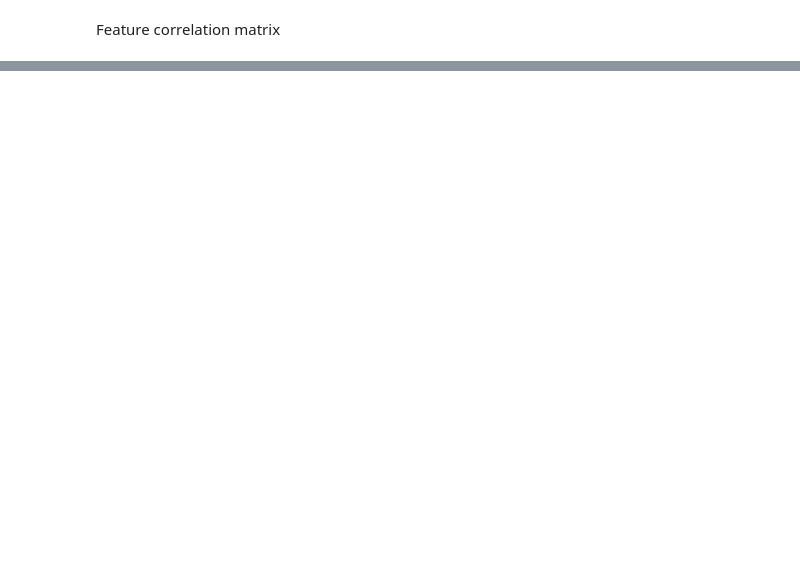
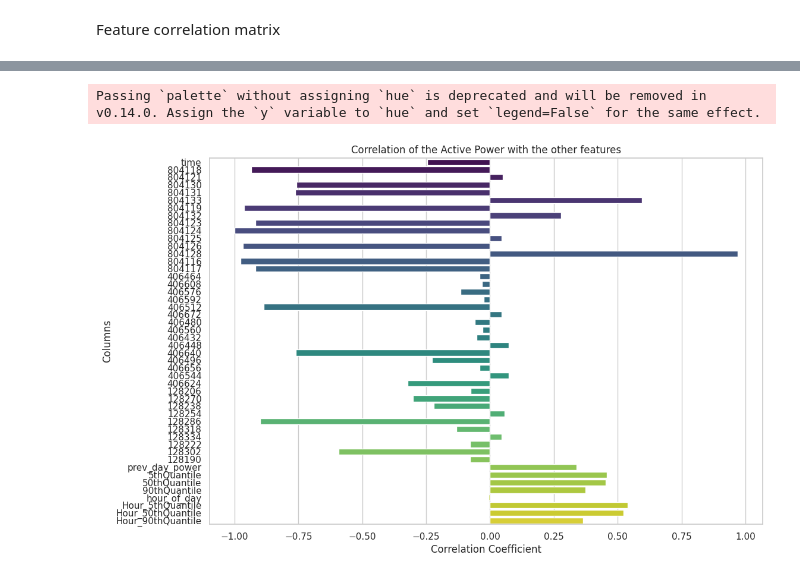
Before and after one commit to manishat9096/Assignment1_ML_in_Energy_Systems, a Jupyter notebook: Codes/Step_2_v2.ipynb, the cells around one changed output, grey strips where cells are left out. Drawn from its saved outputs; the diff is of its cells as text; code cells hidden in the pictures; blank space fills up the shorter version.

```diff
--- a/Codes/Step_2_v2.ipynb
+++ b/Codes/Step_2_v2.ipynb
@@ -255,0 +316,16 @@ cumulative_dataset = cumulative_dataset.select(features_selected).drop_nulls()
+# %%
+correlation = cumulative_dataset_p.corr()['804120'].drop('804120')
+
+# Set the style of seaborn
+sns.set(style='whitegrid')
+
+# Create a horizontal bar plot
+plt.figure(figsize=(12, 8))  # Increase figure size
+sns.barplot(y=correlation.index, x=correlation.values, palette='viridis')  # Horizontal bar plot
+plt.title('Correlation of the Active Power with the other features')
+plt.ylabel('Columns')
+plt.xlabel('Correlation Coefficient')
+plt.show()
+# %% [output]
+Passing `palette` without assigning `hue` is deprecated and will be removed in v0.14.0. Assign the `y` variable to `hue` and set `legend=False` for the same effect.
+[figure, added]
```
Also changed, not shown: parts of 25 cells of this notebook, 2 other files.
